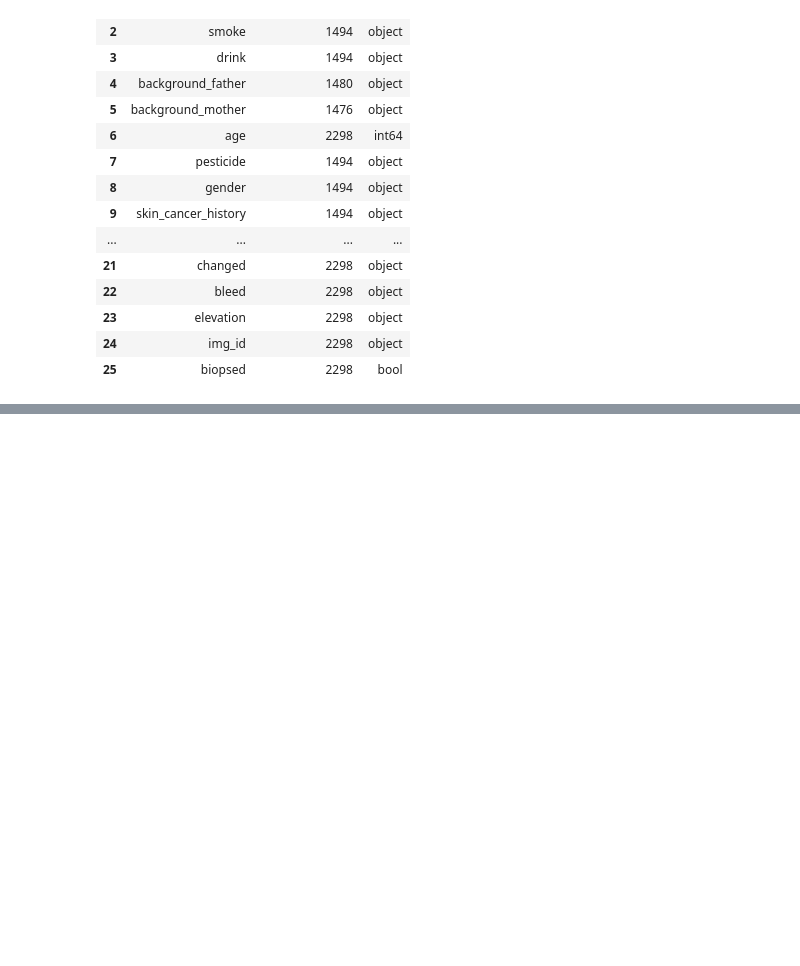
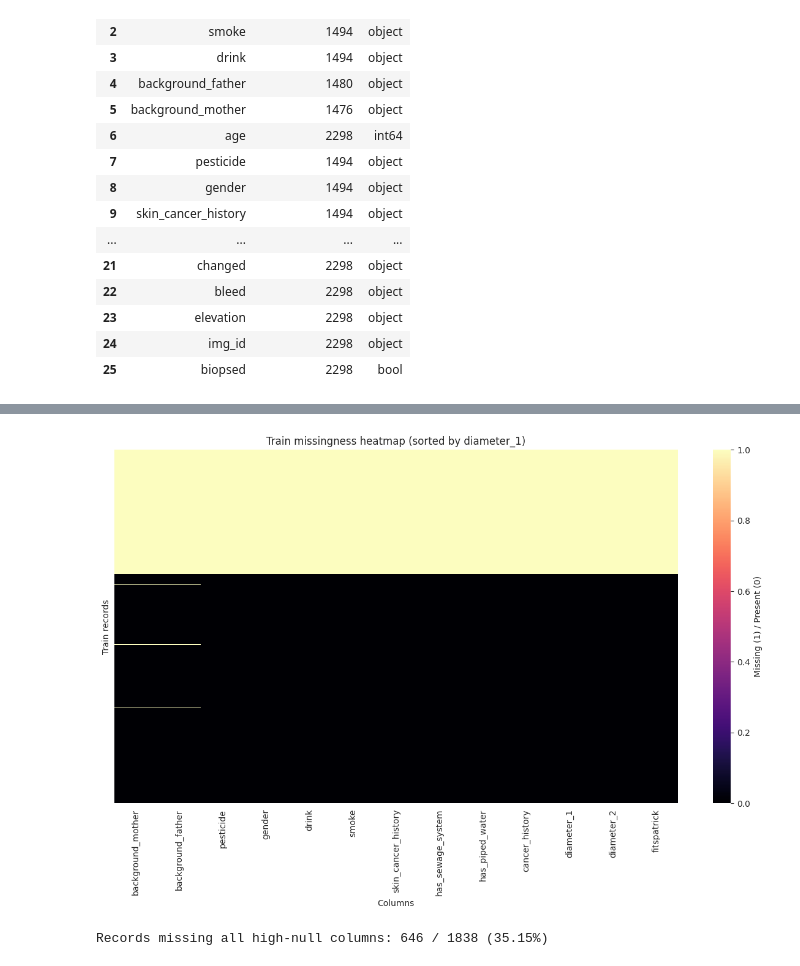
Before and after one commit to Belaleatsbanana/IOT_fusion, a Jupyter notebook: exploration.ipynb, the cells around one changed output, grey strips where cells are left out. Cells and saved outputs as stored; diff of their text form; code cells hidden in the pictures; blank space fills up the shorter version.

```diff
--- a/exploration.ipynb
+++ b/exploration.ipynb
@@ -351,0 +181,25 @@ plt.show()
+# %%
+high_null_cols = train_null_pct[train_null_pct >= 30].index.tolist()
+missing_matrix = train_df[high_null_cols].isnull().astype(int)
+
+sort_col = 'diameter_1' if 'diameter_1' in high_null_cols else high_null_cols[0]
+missing_matrix = missing_matrix.sort_values(by=sort_col, ascending=False)
+
+plt.figure(figsize=(12, 8))
+sns.heatmap(
+    missing_matrix,
+    cmap='magma',
+    cbar_kws={'label': 'Missing (1) / Present (0)'},
+    yticklabels=False
+)
+plt.title(f'Train missingness heatmap (sorted by {sort_col})')
+plt.xlabel('Columns')
+plt.ylabel('Train records')
+plt.tight_layout()
+plt.show()
+
+rows_all_missing = (missing_matrix.sum(axis=1) == len(high_null_cols)).sum()
+print(f'Records missing all high-null columns: {rows_all_missing} / {len(train_df)} ({rows_all_missing / len(train_df):.2%})')
+# %% [output]
+[figure, added]
+Records missing all high-null columns: 646 / 1838 (35.15%)
```
Also changed, not shown: parts of 44 cells of this notebook.
